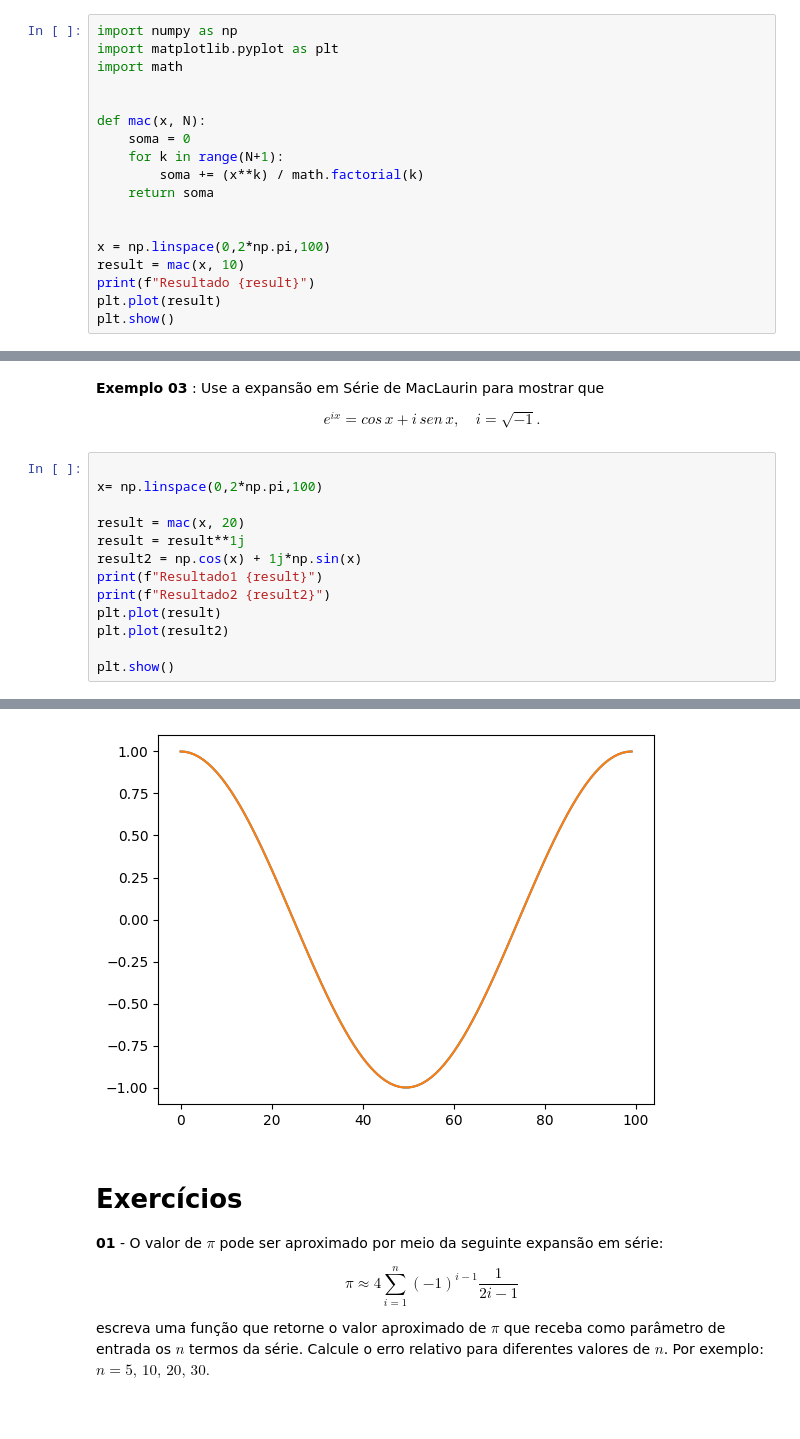
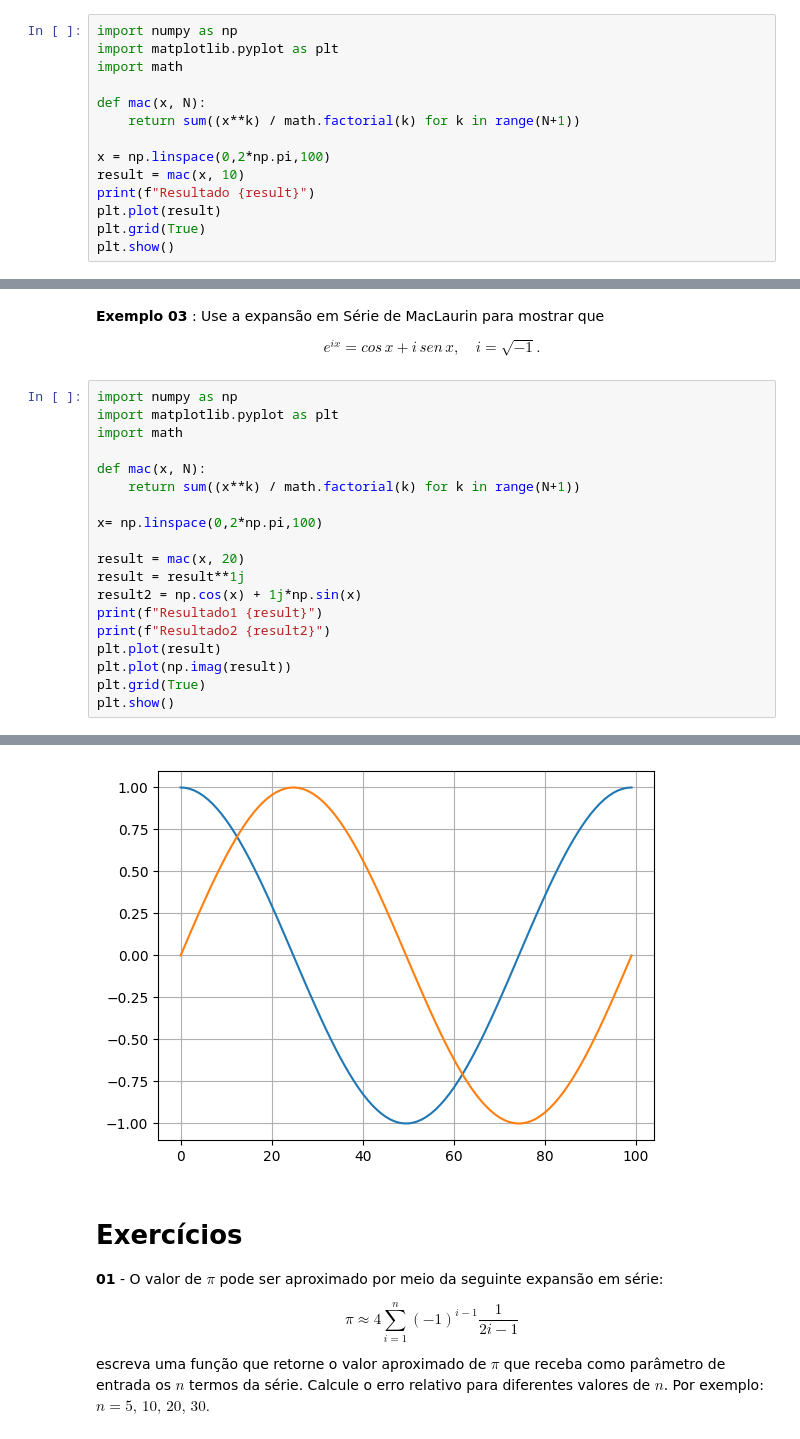
Before and after one commit to PedroNeto05/lab-CN, a Jupyter notebook: Lab_01.ipynb, the cells around one changed output, grey strips where cells are left out. Drawn from its saved outputs; the diff is of its cells as text.

```diff
--- a/Lab_01.ipynb
+++ b/Lab_01.ipynb
@@ -13,18 +13,14 @@ import numpy as np
 import matplotlib.pyplot as plt
 import math
 
-
 def mac(x, N):
-    soma = 0
-    for k in range(N+1):
-        soma += (x**k) / math.factorial(k)
-    return soma
-
+    return sum((x**k) / math.factorial(k) for k in range(N+1))
 
 x = np.linspace(0,2*np.pi,100)
 result = mac(x, 10)
 print(f"Resultado {result}")
 plt.plot(result)
+plt.grid(True)
 plt.show()
 # %% [output]
 Resultado [  1.           1.06552381   1.13534099   1.20973286   1.28899916
@@ -75,37 +73,43 @@ plt.show()
 e^{ix} = cos\,x + i\,sen\,x,\,\,\,\,\,\,i = \sqrt{-1}.
 \end{equation}
 # %%
+import numpy as np
+import matplotlib.pyplot as plt
+import math
+
+def mac(x, N):
+    return sum((x**k) / math.factorial(k) for k in range(N+1))
 
 x= np.linspace(0,2*np.pi,100)
 
 result = mac(x, 20)
 result = result**1j
 result2 = np.cos(x) + 1j*np.sin(x)
 print(f"Resultado1 {result}")
 print(f"Resultado2 {result2}")
 plt.plot(result)
-plt.plot(result2)
-
+plt.plot(np.imag(result))
+plt.grid(True)
 plt.show()
 # %% [output]
 Resultado1 [ 1.        +0.00000000e+00j  0.99798668+6.34239197e-02j
   0.99195481+1.26592454e-01j  0.9819287 +1.89251244e-01j
   0.9679487 +2.51147987e-01j  0.95007112+3.12033446e-01j
   0.92836793+3.71662456e-01j  0.90292654+4.29794912e-01j
   0.87384938+4.86196736e-01j  0.84125353+5.40640817e-01j
   0.80527026+5.92907929e-01j  0.76604444+6.42787610e-01j
   0.72373404+6.90079011e-01j  0.67850941+7.34591709e-01j
   0.63055267+7.76146464e-01j  0.58005691+8.14575952e-01j
   0.52722547+8.49725430e-01j  0.47227107+8.81453363e-01j
   0.41541501+9.09631995e-01j  0.35688622+9.34147860e-01j
   0.29692038+9.54902241e-01j  0.23575894+9.71811568e-01j
   0.17364818+9.84807753e-01j  0.1108382 +9.93838464e-01j
 ... (84 lines left out)
   0.90292654-4.29794912e-01j  0.92836793-3.71662456e-01j
   0.95007112-3.12033446e-01j  0.9679487 -2.51147987e-01j
   0.9819287 -1.89251244e-01j  0.99195481-1.26592454e-01j
   0.99798668-6.34239197e-02j  1.        -2.44929360e-16j]
-[figure, old version]
+[figure, new version]
 # %% [markdown]
 # **Exercícios**
 
```
Also changed, not shown: parts of 8 cells of this notebook.
